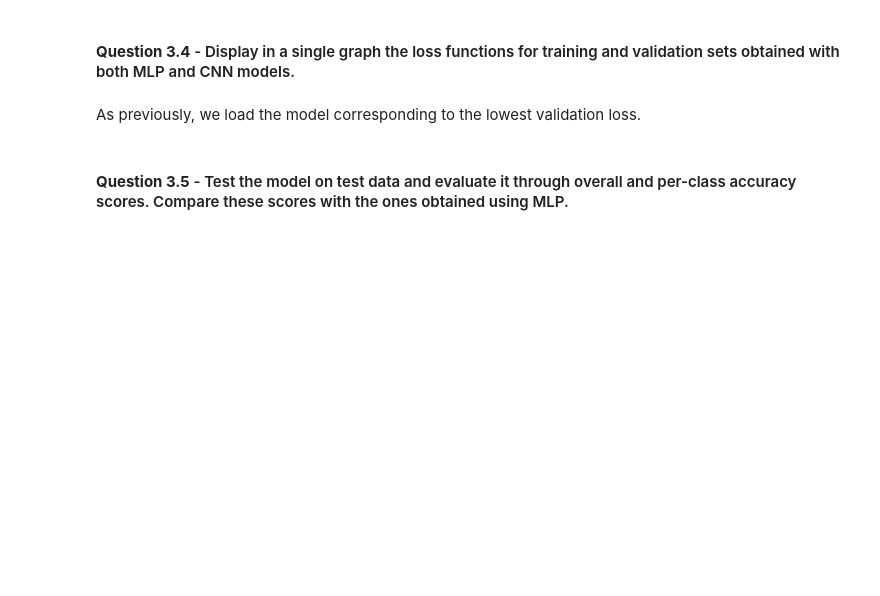
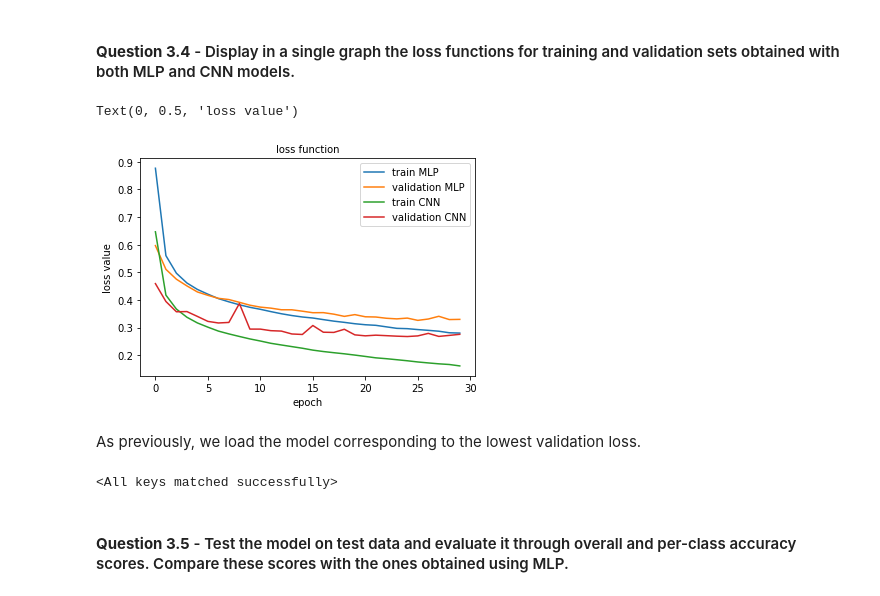
Before and after one commit to mm0806son/2110D_DeepLearning, a Jupyter notebook: lab-session-5-fashion-MNIST_Zijie NING.ipynb, the cells around one changed output. Saved outputs shown, nothing was run; the diff lists cells and outputs as text; code cells hidden in the pictures; blank space fills up the shorter version.

```diff
--- a/lab-session-5-fashion-MNIST_Zijie NING.ipynb
+++ b/lab-session-5-fashion-MNIST_Zijie NING.ipynb
@@ -336,3 +377,26 @@ class CNN(nn.Module):
+# %%
+class CNN(nn.Module):
+
+    def __init__(self): # FUNCTION TO BE COMPLETED
+        super(CNN,self).__init__()
+        self.conv1 = nn.Conv2d(1,32, kernel_size=3, stride=1) # Convuntional (784 -> 10)
+        self.conv2 = nn.Conv2d(32,32, kernel_size=3, stride=1) # Convuntional (784 -> 10)
+        self.relu = nn.ReLU()
+        self.pool1 = nn.MaxPool2d(kernel_size=2, stride=2)
+        self.fc1 = nn.Linear(12*12*32, 10)
+        self.Drop = nn.Dropout(p=0.2)
+
+
+    def forward(self,x): # FUNCTION TO BE COMPLETED
+        x = self.conv1(x)
+        x = self.relu(x)
+        x = self.conv2(x)
+        x = self.relu(x)
+        x = self.pool1(x)
+        x = x.view(-1,12*12*32) # flatten input image
+        out = self.fc1(x)
+
+        return out
 # %% [markdown]
 #### **Question 3.2** - Describe input/output sizes of each layer using summary() from torchsummary. <a class="anchor" id="question_3_2"></a>
 # %%
@@ -350,3 +420,9 @@ optimizer =         # TO DO
+# %%
+criterion = nn.CrossEntropyLoss()
+#DEFINE THE OPTIMIZER
+# TO DO
+optimizer = torch.optim.SGD(model_2.parameters(),lr = 0.01)
 # %%
 #RUN THE TRAINING FUNCTION
-train_losses_2, valid_losses_2 =  # TO DO
+#train_losses_2, valid_losses_2 =  # TO DO
+train_losses_2, valid_losses_2 = training(n_epochs, train_loader, valid_loader, model_2, criterion, optimizer)
@@ -357,7 +449,25 @@ train_losses_2, valid_losses_2 =  # TO DO
+# %%
+# CELL TO BE COMPLETED
+plt.plot(range(n_epochs), train_losses_1)
+plt.plot(range(n_epochs), valid_losses_1)
+plt.plot(range(n_epochs), train_losses_2)
+plt.plot(range(n_epochs), valid_losses_2)
+
+
+
+plt.legend(['train MLP', 'validation MLP', 'train CNN', 'validation CNN'], prop={'size': 10})
+plt.title('loss function', size=10)
+plt.xlabel('epoch', size=10)
+plt.ylabel('loss value', size=10)
+# %% [output]
+Text(0, 0.5, 'loss value')
+[figure, added]
 # %% [markdown]
 As previously, we load the model corresponding to the lowest validation loss.
 # %%
 model_2.load_state_dict(torch.load('model.pt', map_location=device))
+# %% [output]
+<All keys matched successfully>
 # %% [markdown]
 #### **Question 3.5** - Test the model on test data and evaluate it through overall and per-class accuracy scores. Compare these scores with the ones obtained using MLP. <a class="anchor" id="question_3_5"></a>
 # %%
```
Also changed, not shown: parts of 29 cells of this notebook.
